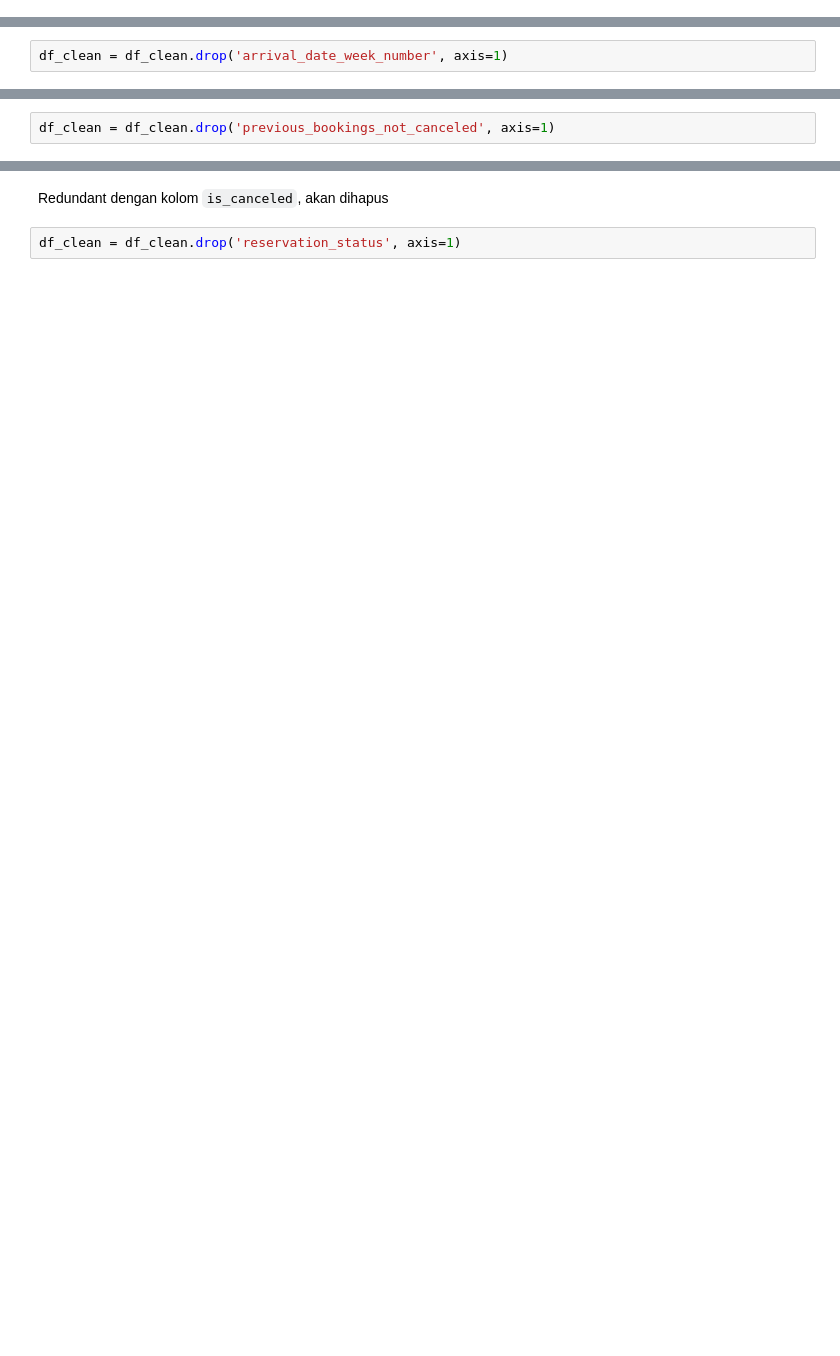
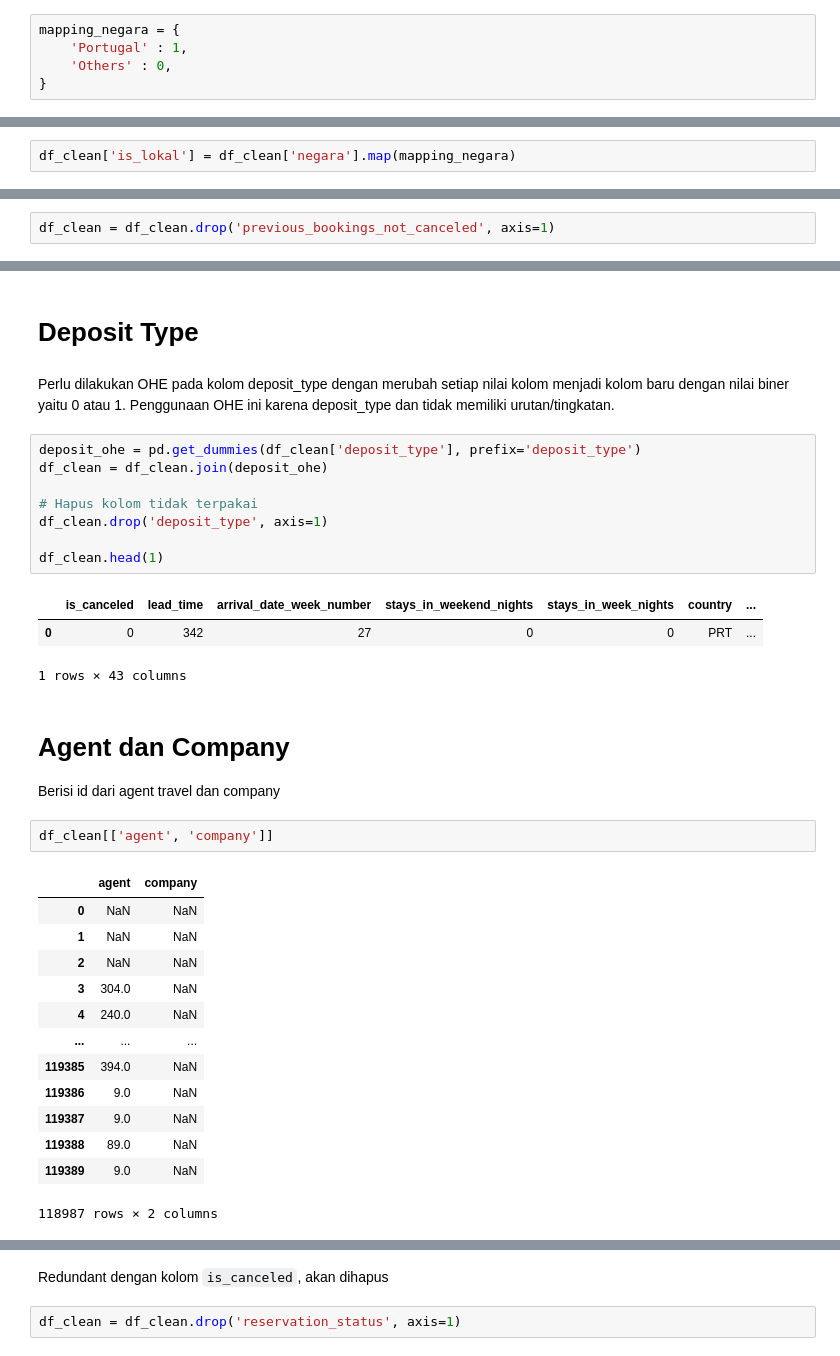
Before and after one commit to ari-mhp/FP-Rakamin-DS-MD-Hotel, a Jupyter notebook: stage2.ipynb, the cells around one changed output, grey strips where cells are left out. Saved outputs shown, nothing was run; the diff lists cells and outputs as text; blank space fills up the shorter version.

```diff
--- a/stage2.ipynb
+++ b/stage2.ipynb
@@ -200,0 +293,5 @@ df_clean.shape
+# %%
+mapping_negara = {
+    'Portugal' : 1,
+    'Others' : 0,
+}
@@ -200,0 +300,2 @@ df_clean.shape
+# %%
+df_clean['is_lokal'] = df_clean['negara'].map(mapping_negara)
@@ -212,2 +312,0 @@ Kolom `arrival_date_week_number` akan dihapus karena tidak berulang
-# %%
-df_clean = df_clean.drop('arrival_date_week_number', axis=1)
@@ -282,0 +389,36 @@ df_clean['room_as_ordered'] = np.where(df_clean['reserved_room_type'] == df_clea
+# %% [markdown]
+# Deposit Type
+# %% [markdown]
+Perlu dilakukan OHE pada kolom deposit_type dengan merubah setiap nilai kolom menjadi kolom baru dengan nilai biner yaitu 0 atau 1. Penggunaan OHE ini karena deposit_type dan tidak memiliki urutan/tingkatan.
+# %%
+deposit_ohe = pd.get_dummies(df_clean['deposit_type'], prefix='deposit_type')
+df_clean = df_clean.join(deposit_ohe)
+
+# Hapus kolom tidak terpakai
+df_clean.drop('deposit_type', axis=1)
+
+df_clean.head(1)
+# %% [output]
+|  | is_canceled | lead_time | arrival_date_week_number | stays_in_weekend_nights | stays_in_week_nights | country | ... |
+| 0 | 0 | 342 | 27 | 0 | 0 | PRT | ... |
+1 rows × 43 columns
+# %% [markdown]
+# Agent dan Company
+
+Berisi id dari agent travel dan company
+# %%
+df_clean[['agent', 'company']]
+# %% [output]
+|  | agent | company |
+| 0 | NaN | NaN |
+| 1 | NaN | NaN |
+| 2 | NaN | NaN |
+| 3 | 304.0 | NaN |
+| 4 | 240.0 | NaN |
+| ... | ... | ... |
+| 119385 | 394.0 | NaN |
+| 119386 | 9.0 | NaN |
+| 119387 | 9.0 | NaN |
+| 119388 | 89.0 | NaN |
+| 119389 | 9.0 | NaN |
+118987 rows × 2 columns
```
Also changed, not shown: parts of 115 cells of this notebook.
